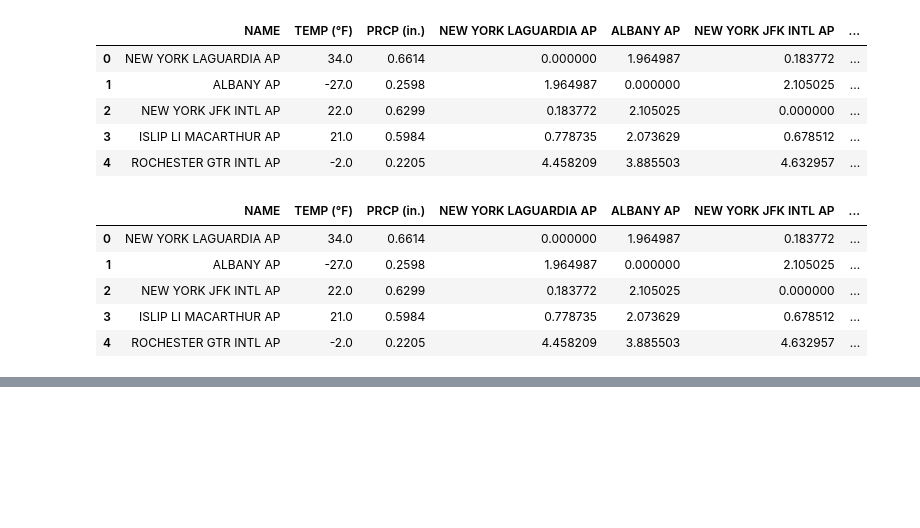
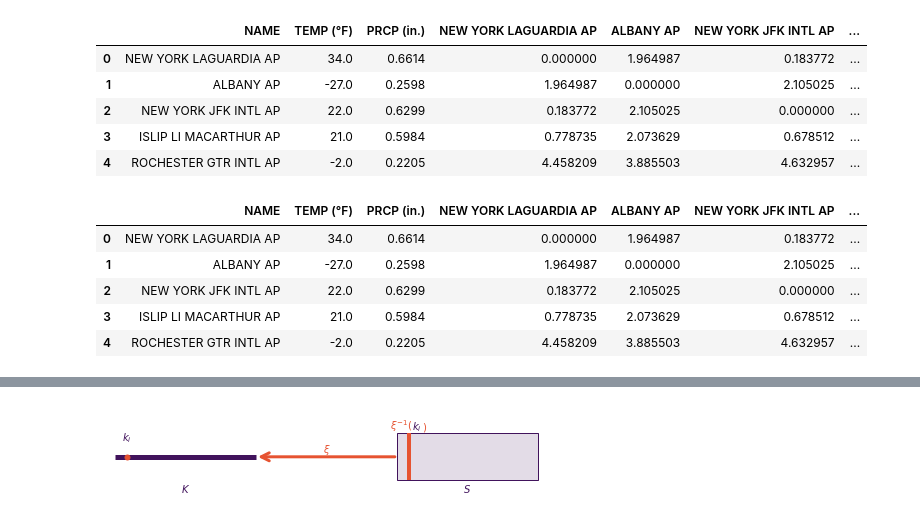
Before and after one commit to story645/team, a Jupyter notebook: paper/figcode/xi.ipynb, the cells around one changed output, grey strips where cells are left out. Saved outputs shown, nothing was run; the diff lists cells and outputs as text; code cells hidden in the pictures; blank space fills up the shorter version.

```diff
--- a/paper/figcode/xi.ipynb
+++ b/paper/figcode/xi.ipynb
@@ -188,0 +183,28 @@ fig.savefig('../figures/xi_scatter.png', dpi=500, bbox_inches='tight')
+# %%
+fig, ax = plt.subplots(figsize=(8,4))
+rx, ry = (0,0)
+w, h = (3, 1)
+rect = mpatches.Rectangle((rx, ry), w, h, edgecolor=pcd['base'], facecolor=mcolors.to_rgba(pcd['base'], alpha=.15))
+ax.add_artist(rect)
+lxm = rx-(2*w)
+lxy = rx-w
+ax.hlines(ry+h/2,lxm, lxy , lw=5, color=pcd['base'])
+ax.set(aspect='equal', xlim=(-6.25, 3.25), ylim=(-.5,1.5))
+ypad=.05
+ax.text(lxm+w/2, ry-ypad, r'$K$', ha='center', va='top', color=pcd['base'])
+ax.text(rx+w/2, ry-ypad, r'$S$', ha='center', va='top', color=pcd['base'])
+arr = mpatches.FancyArrowPatch((rx, ry+h/2), (lxy, ry+h/2), color=pcd['functor'],
+                               arrowstyle="->", lw=3, mutation_scale=20)
+ax.add_artist(arr)
+ax.text(lxy+w/2, ry+h/2, r'$\xi$', color=pcd['functor'], va='bottom', ha='center')
+
+k = .25
+ax.scatter(lxm+k, ry+h/2, s=25, color=pcd['functor'], zorder=2)
+ax.vlines(ry+k, ry, ry+h, color=pcd['functor'], lw=4)
+ax.text(lxm+k, ry+h*(3/4), r'$k_i$', color=pcd['base'], va='bottom', ha='center')
+ht.ax_text(rx+k, ry+h, r'<$\xi^{-1}($>'+'<$k_i$>'+'<$)$>', va='bottom', ha='center',
+          highlight_textprops=[{'color':pcd['functor']}, {'color':pcd['base']}, {'color':pcd['functor']}])
+ax.axis('off')
+fig.savefig(paper_path/"deform_retract.png", bbox_inches='tight', dpi=200)
+# %% [output]
+[figure, added]
```
Also changed, not shown: parts of 4 cells of this notebook, 8 other files.
